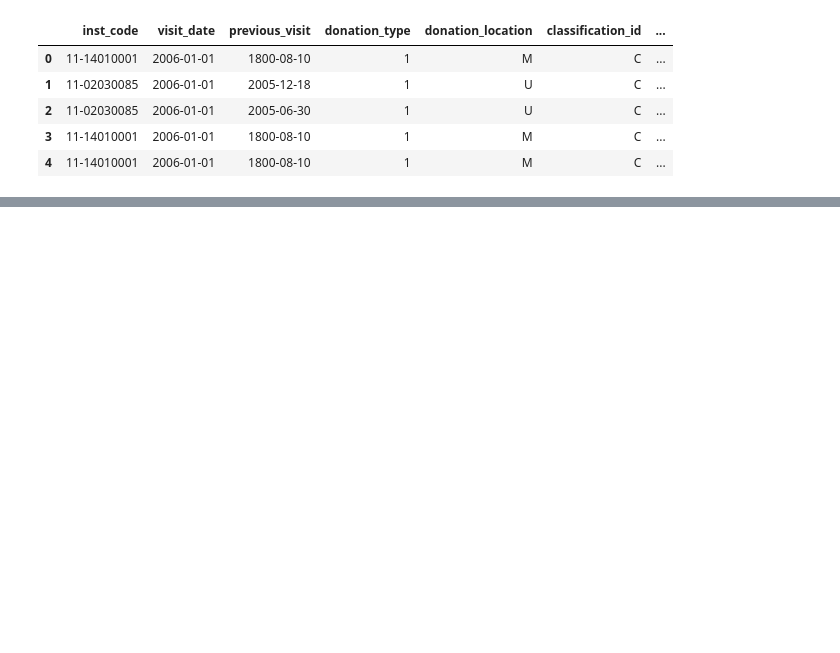
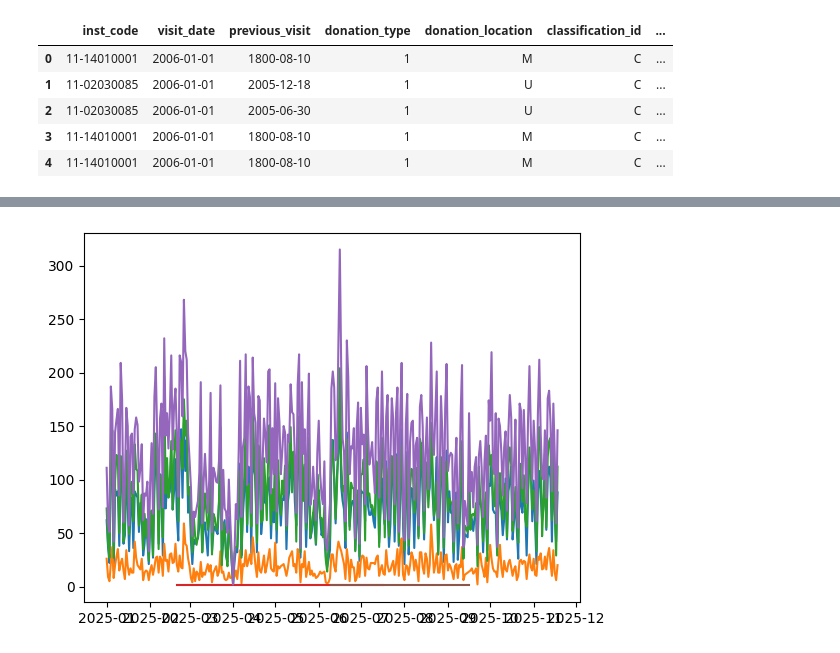
Before and after one commit to amaknabil/etl-blood-donation, a Jupyter notebook: eda/historical_eda.ipynb, the cells around one changed output, grey strips where cells are left out. Cells and saved outputs as stored; diff of their text form; code cells hidden in the pictures; blank space fills up the shorter version.

```diff
--- a/eda/historical_eda.ipynb
+++ b/eda/historical_eda.ipynb
@@ -81 +46,18 @@ result
+# %%
+query = """select visit_date as day,blood_group,count(blood_group) as total from historical
+        where 1
+        and YEAR(visit_date) = 2025
+        and YEAR(previous_visit) = 1800
+        group by day,blood_group order by day,blood_group"""
+
+result = con.sql(query).df()
+
+query1 = "select distinct blood_group from historical order by blood_group "
+blood_groups = con.execute(query1).df()
+df
+for bg in blood_groups['blood_group']:
+    data = result[result['blood_group'] == bg]
+    plt.plot(data['day'],data['total'])
+# %% [output]
+[figure, added]
 # %%
```
Also changed, not shown: parts of 10 cells of this notebook, 4 other files.
